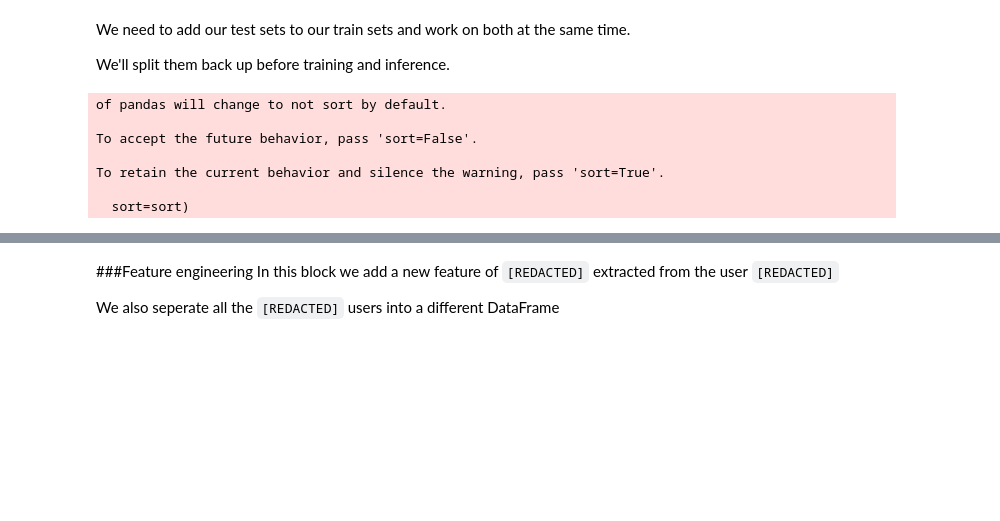
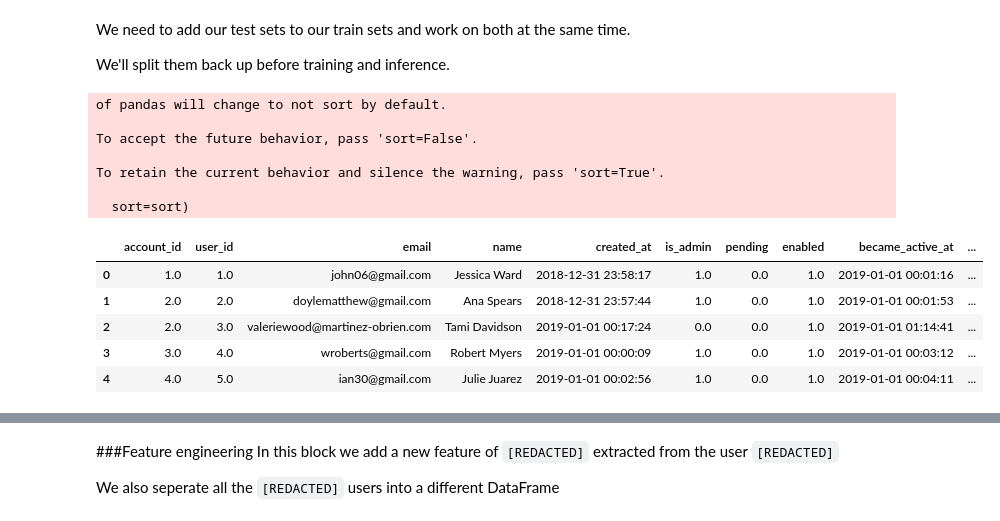
Before and after one commit to debbysonino/LamasDataHack, a Jupyter notebook: DataLearn_2019_Scaffold_basefilelouisa.ipynb, the cells around one changed output, grey strips where cells are left out. Drawn from its saved outputs; the diff is of its cells as text; code cells hidden in the pictures; blank space fills up the shorter version.

```diff
--- a/DataLearn_2019_Scaffold_basefilelouisa.ipynb
+++ b/DataLearn_2019_Scaffold_basefilelouisa.ipynb
@@ -138,13 +101,21 @@ We'll split them back up before training and inference.
 # %%
 accounts = train_accounts.append(test_accounts)
 users = train_users.append(test_users)
 events = train_events.append(test_events)
 subscriptions = train_subscriptions.append(test_subscriptions)
+
+users.head()
 # %% [output]
 of pandas will change to not sort by default.
 
 To accept the future behavior, pass 'sort=False'.
 
 To retain the current behavior and silence the warning, pass 'sort=True'.
 
   sort=sort)
+|  | account_id | user_id | email | name | created_at | is_admin | pending | enabled | became_active_at | ... |
+| 0 | 1.0 | 1.0 | john06@gmail.com | Jessica Ward | 2018-12-31 23:58:17 | 1.0 | 0.0 | 1.0 | 2019-01-01 00:01:16 | ... |
+| 1 | 2.0 | 2.0 | doylematthew@gmail.com | Ana Spears | 2018-12-31 23:57:44 | 1.0 | 0.0 | 1.0 | 2019-01-01 00:01:53 | ... |
+| 2 | 2.0 | 3.0 | valeriewood@martinez-obrien.com | Tami Davidson | 2019-01-01 00:17:24 | 0.0 | 0.0 | 1.0 | 2019-01-01 01:14:41 | ... |
+| 3 | 3.0 | 4.0 | wroberts@gmail.com | Robert Myers | 2019-01-01 00:00:09 | 1.0 | 0.0 | 1.0 | 2019-01-01 00:03:12 | ... |
+| 4 | 4.0 | 5.0 | ian30@gmail.com | Julie Juarez | 2019-01-01 00:02:56 | 1.0 | 0.0 | 1.0 | 2019-01-01 00:04:11 | ... |
```
Also changed, not shown: parts of 8 cells of this notebook.
